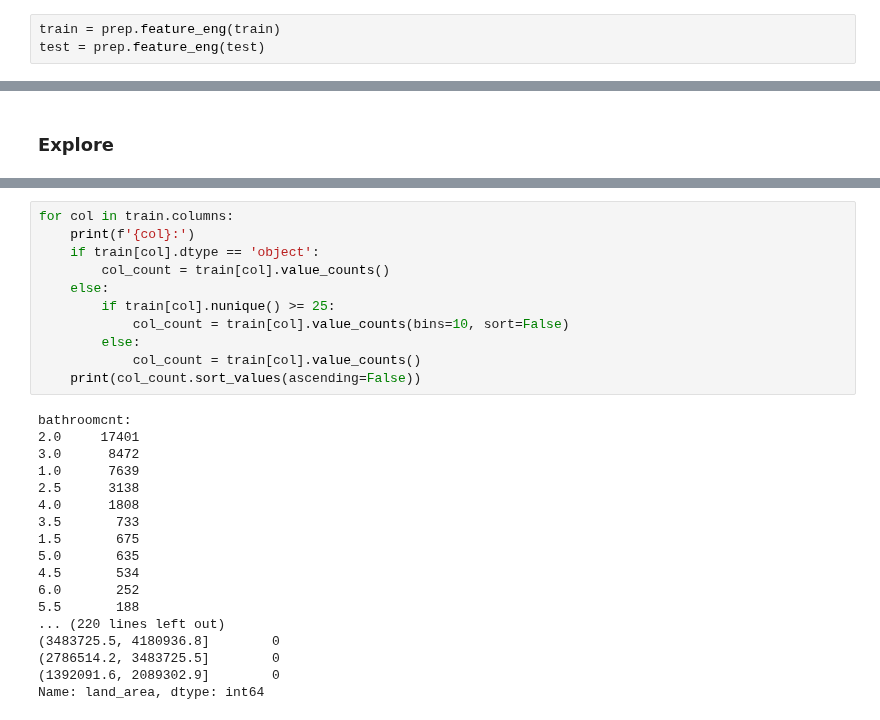
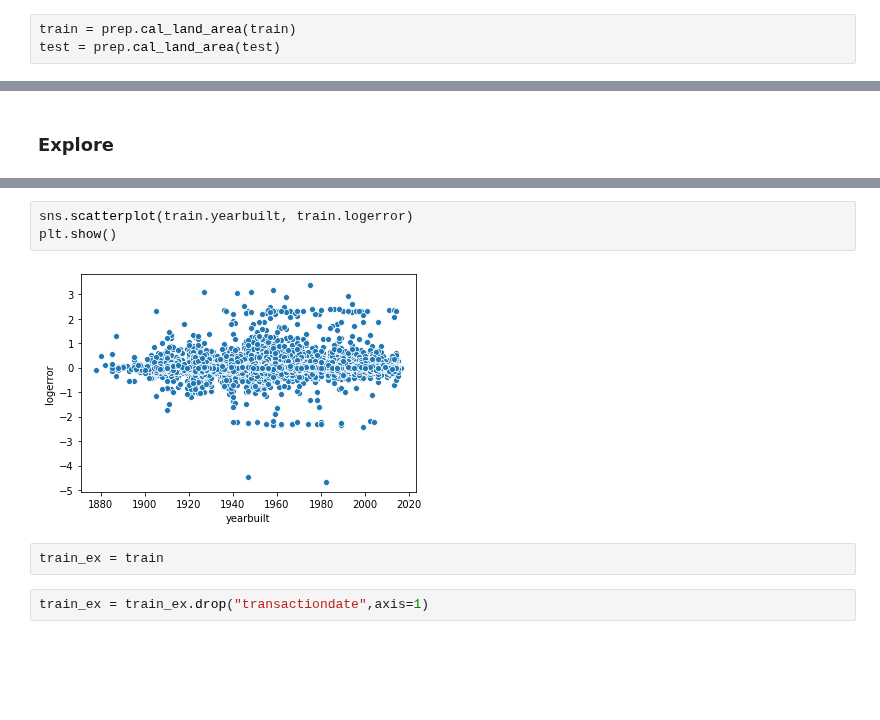
Before and after one commit to RainierCluster/zillow-cluster, a Jupyter notebook: mists_clustsers.ipynb, the cells around one changed output, grey strips where cells are left out. Drawn from its saved outputs; the diff is of its cells as text; blank space fills up the shorter version.

```diff
--- a/mists_clustsers.ipynb
+++ b/mists_clustsers.ipynb
@@ -525,8 +527,8 @@ train, test = split_scale.split_my_data(df, .80)
 # %%
 train, test = prep.impute_lotsize_nulls(train, test)
 # %%
-train = prep.feature_eng(train)
-test = prep.feature_eng(test)
+train = prep.cal_land_area(train)
+test = prep.cal_land_area(test)
 # %%
 train.info()
 # %% [output]
@@ -577,29 +643,9 @@ for feature in features_num:
-# %%
-for col in train.columns:
-    print(f'{col}:')
-    if train[col].dtype == 'object':
-        col_count = train[col].value_counts()
-    else:
-        if train[col].nunique() >= 25:
-            col_count = train[col].value_counts(bins=10, sort=False)
-        else:
-            col_count = train[col].value_counts()
-    print(col_count.sort_values(ascending=False))
-# %% [output]
-bathroomcnt:
-2.0     17401
-3.0      8472
-1.0      7639
-2.5      3138
-4.0      1808
-3.5       733
-1.5       675
-5.0       635
-4.5       534
-6.0       252
-5.5       188
-... (220 lines left out)
-(3483725.5, 4180936.8]        0
-(2786514.2, 3483725.5]        0
-(1392091.6, 2089302.9]        0
-Name: land_area, dtype: int64
+# %%
+sns.scatterplot(train.yearbuilt, train.logerror)
+plt.show()
+# %% [output]
+[figure, added]
+# %%
+train_ex = train
+# %%
+train_ex = train_ex.drop("transactiondate",axis=1)
```
Also changed, not shown: parts of 25 cells of this notebook, 1 other file.
